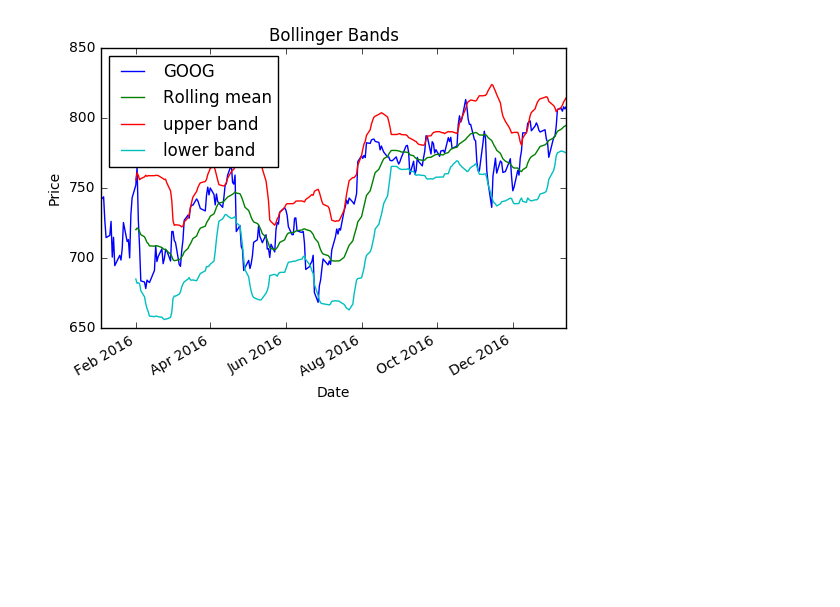
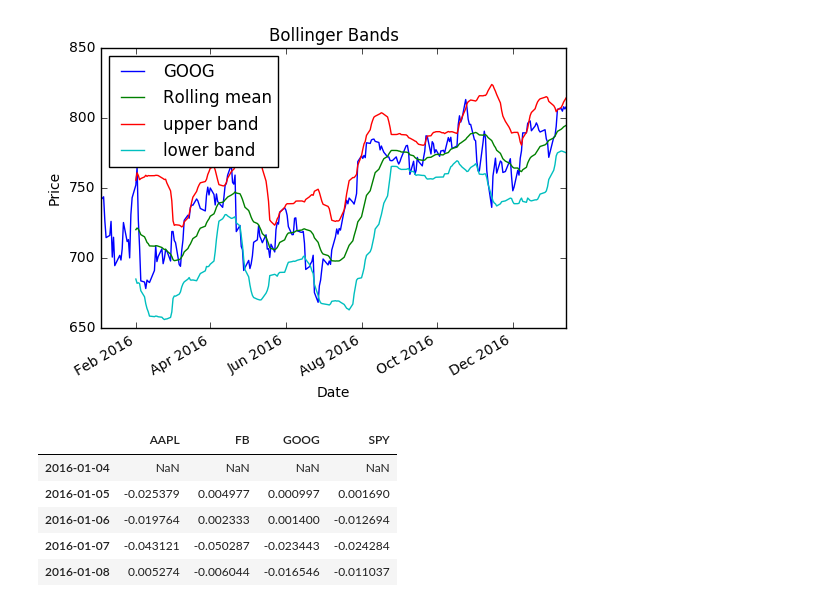
Before and after one commit to jackzzj/ml-finance-trading, a Jupyter notebook: portforlio-optimizer.ipynb, the cells around one changed output. Drawn from its saved outputs; the diff is of its cells as text; code cells hidden in the pictures; blank space fills up the shorter version.

```diff
--- a/portforlio-optimizer.ipynb
+++ b/portforlio-optimizer.ipynb
@@ -74,3 +74,16 @@ ax.legend(loc='upper left')
 plt.show()
 # %% [output]
 [figure]
+# %%
+def calc_daily_returns(closes):
+    return np.log(closes/closes.shift(1))
+
+daily_returns = calc_daily_returns(df)
+daily_returns.head()
+# %% [output]
+|  | AAPL | FB | GOOG | SPY |
+| 2016-01-04 | NaN | NaN | NaN | NaN |
+| 2016-01-05 | -0.025379 | 0.004977 | 0.000997 | 0.001690 |
+| 2016-01-06 | -0.019764 | 0.002333 | 0.001400 | -0.012694 |
+| 2016-01-07 | -0.043121 | -0.050287 | -0.023443 | -0.024284 |
+| 2016-01-08 | 0.005274 | -0.006044 | -0.016546 | -0.011037 |
```
Also changed, not shown: parts of 2 cells of this notebook, 1 other file.
